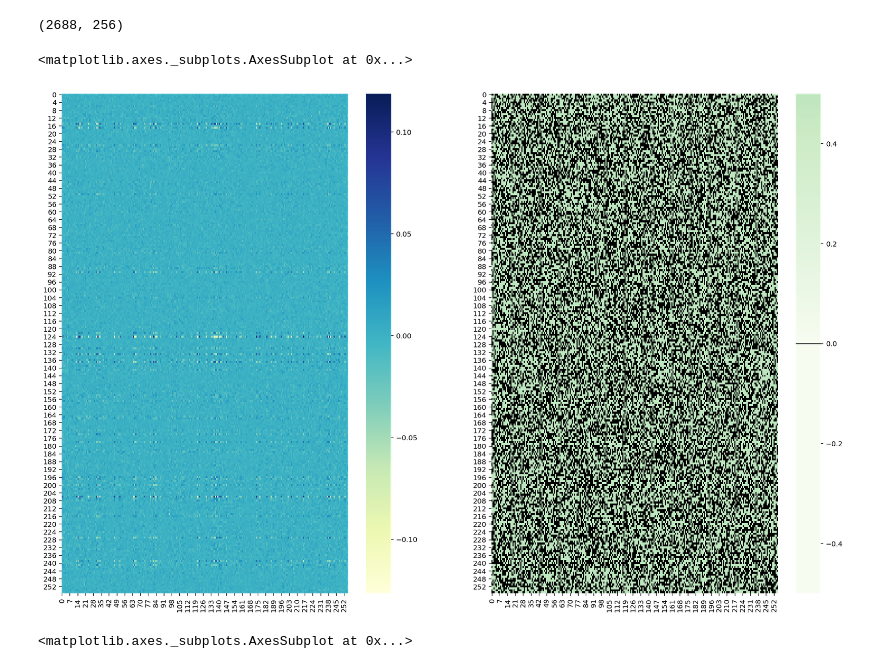
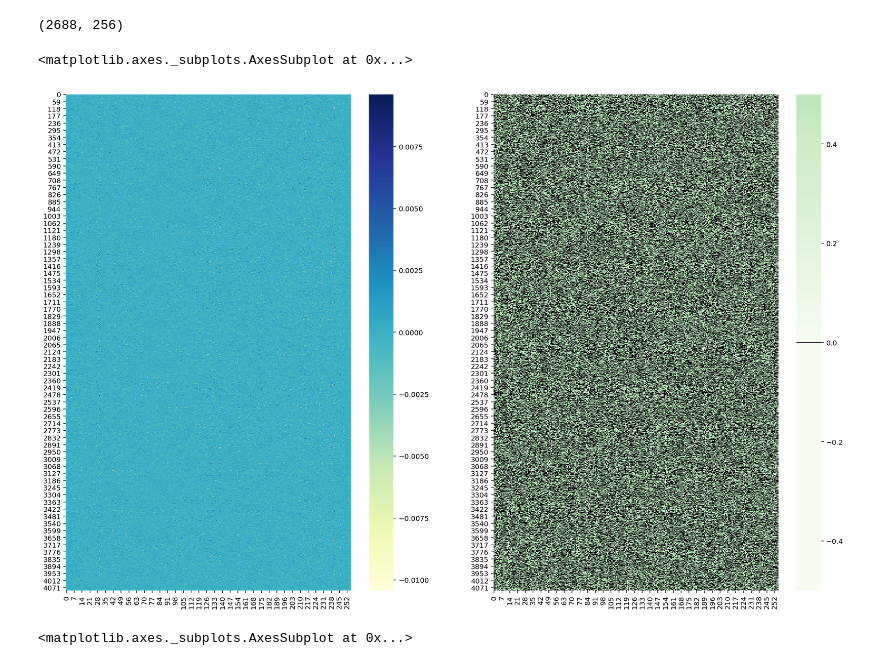
Before and after one commit to kosnil/signed_supermasks, a Jupyter notebook: supermask_experiments_cnn.ipynb, the cells around one changed output. Saved outputs shown, nothing was run; the diff lists cells and outputs as text; code cells hidden in the pictures.

```diff
--- a/supermask_experiments_cnn.ipynb
+++ b/supermask_experiments_cnn.ipynb
@@ -437,6 +588,6 @@ MU=0
 MU_BI = [-0.13, 0.13]
 SIGMA=-3 #0.1 IF SIGMA == -1 --> glorot normal
 SIGMA_BI = [-SIGMA, SIGMA]
-conv2_mask, initial_weights = init.set_weights_man(conv2_mask, mode="signed_constant", constant=-2, mu=MU, sigma=-4, mu_bi=MU_BI, sigma_bi=SIGMA_BI, save_to="", weight_as_constant=True, set_mask=False) # uniform -3
+conv2_mask, initial_weights = init.set_weights_man(conv2_mask, mode="uniform", constant=-2, mu=MU, sigma=-8, factor=1./np.sqrt(2), mu_bi=MU_BI, sigma_bi=SIGMA_BI, save_to="", weight_as_constant=True, set_mask=False) # uniform -3
 #fcn, initial_weights = init.set_weights_man(fcn, mode="normal", mu=MU, sigma=SIGMA, mu_bi=MU_BI, sigma_bi=SIGMA_BI, save_to="./weights/initial_weights", weight_as_constant=True)_mas
 # %% [output]
@@ -448,3 +599,3 @@ Signed constant (std): 0.0078125
 # %%
-conv2_mask, initial_weights = init.set_weights_man(conv2_mask, mode="uniform", constant=1, mu=MU, sigma=-1, mu_bi=MU_BI, sigma_bi=SIGMA_BI, save_to="", weight_as_constant=False, set_mask=True)
+conv2_mask, initial_weights_mask = init.set_weights_man(conv2_mask, mode="uniform", constant=1, mu=MU, sigma=-4, factor=1., mu_bi=MU_BI, sigma_bi=SIGMA_BI, save_to="", weight_as_constant=False, set_mask=True)
 # %% [output]
@@ -489,3 +646,3 @@ def just_eval(model, ds_test):
 # %%
 r_schedule = tf.keras.optimizers.schedules.ExponentialDecay(10., decay_steps=100000, decay_rate=0.99, staircase=True)
-mt = ModelTrainer(conv2_mask, lr=.04, ds_train = ds_train_cif10, ds_test = ds_test_cif10)
+mt = ModelTrainer(conv2_mask, optimizer="sgd", lr=1., ds_train = ds_train_cif10, ds_test = ds_test_cif10)
@@ -492,3 +655,3 @@ mt = ModelTrainer(conv2_mask, lr=.04, ds_train = ds_train_cif10, ds_test = ds_te
 # %%
-mt.train(epochs=200)
+mt.train(epochs=100, allen=True)
 # %% [output]
@@ -779,15 +1069,15 @@ mt.model.layers[4].shape
 # %% [output]
 (2688, 256)
 # %%
-layer = 5
+layer = -3
 plt.figure(figsize=(20,13))
 plt.subplot(1,2,1)
 sns.heatmap(mt.model.layers[layer].mask.numpy(),cbar=True, cmap="YlGnBu")
 plt.subplot(1,2,2)
 sns.heatmap(mt.model.layers[layer].bernoulli_mask.numpy(),cmap=cmap, vmin=-0.5, vmax=0.5)
 # %% [output]
 <matplotlib.axes._subplots.AxesSubplot at 0x...>
-[figure, old version]
+[figure, new version]
 # %%
 sns.heatmap(conv2_mask.layers[5].mask.numpy(),cbar=True, cmap="YlGnBu")
 # %% [output]
```
Also changed, not shown: parts of 66 cells of this notebook, 8 other files.
